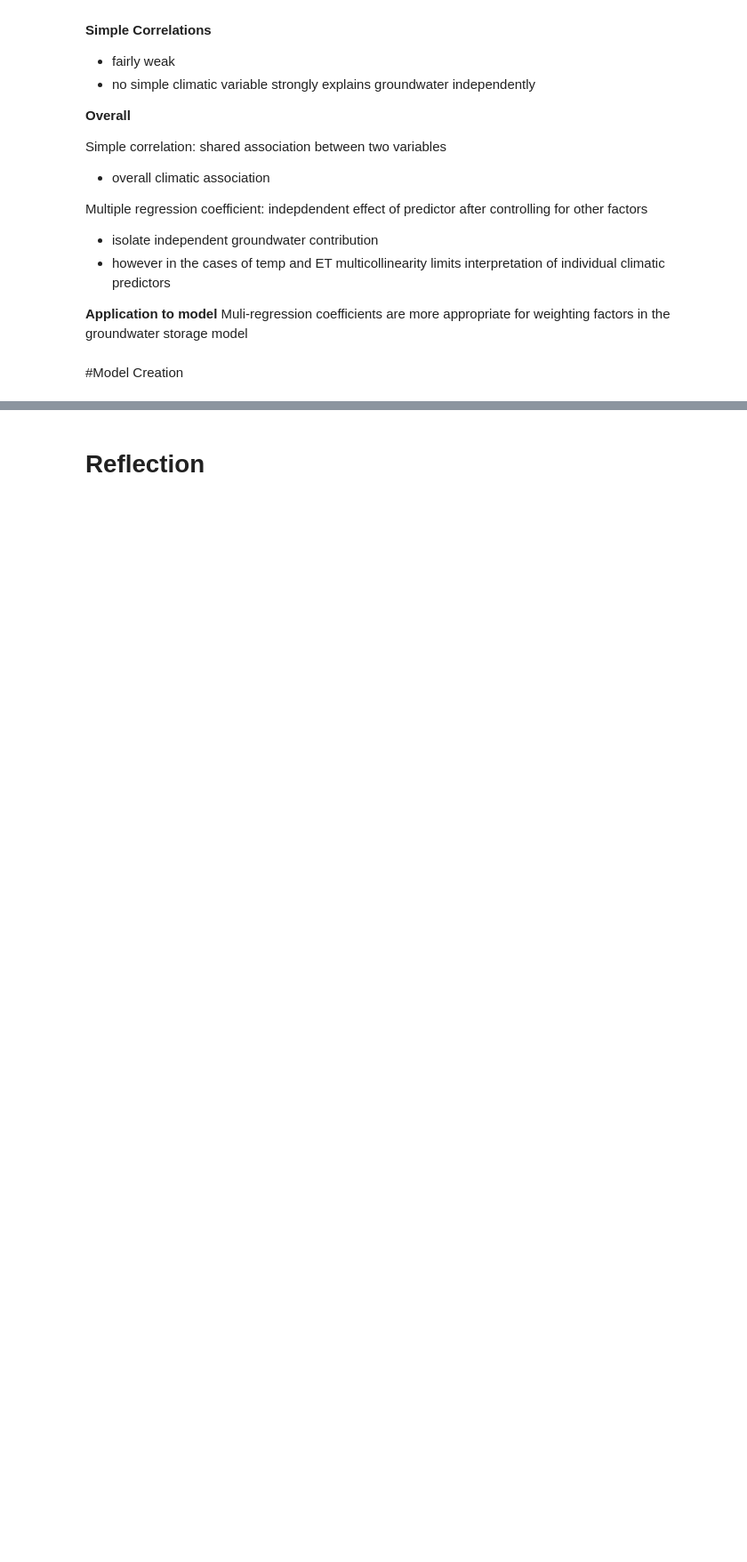
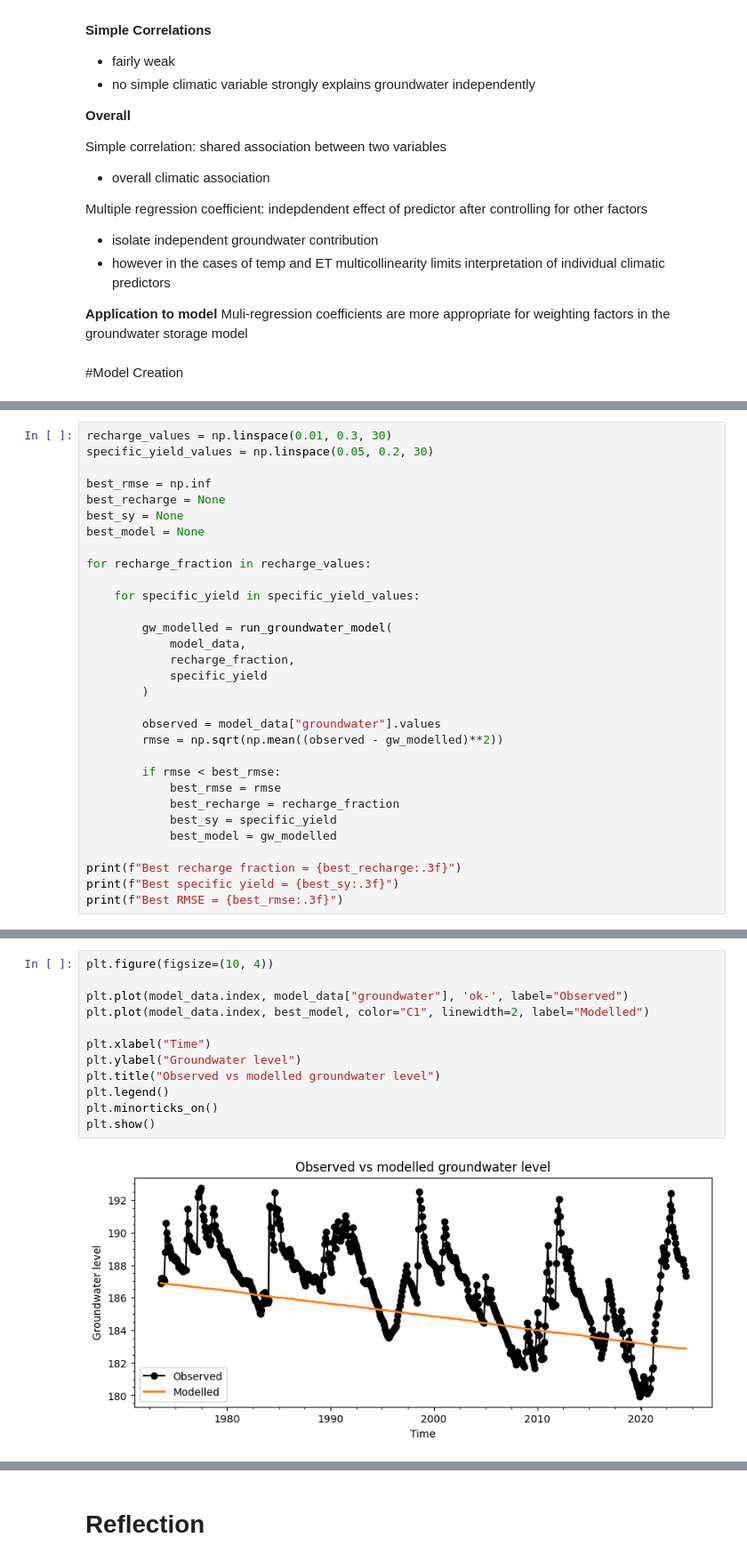
Before and after one commit to Clover130/u8229609-Individual-Project, a Jupyter notebook: EMSC2010_Individual_Project.ipynb, the cells around one changed output, grey strips where cells are left out. Shown at 89% size. Cells and saved outputs as stored; diff of their text form; blank space fills up the shorter version.

```diff
--- a/EMSC2010_Individual_Project.ipynb
+++ b/EMSC2010_Individual_Project.ipynb
@@ -1287,0 +1461,31 @@ Muli-regression coefficients are more appropriate for weighting factors in the g
+# %%
+recharge_values = np.linspace(0.01, 0.3, 30)
+specific_yield_values = np.linspace(0.05, 0.2, 30)
+
+best_rmse = np.inf
+best_recharge = None
+best_sy = None
+best_model = None
+
+for recharge_fraction in recharge_values:
+
+    for specific_yield in specific_yield_values:
+
+        gw_modelled = run_groundwater_model(
+            model_data,
+            recharge_fraction,
+            specific_yield
+        )
+
+        observed = model_data["groundwater"].values
+        rmse = np.sqrt(np.mean((observed - gw_modelled)**2))
+
+        if rmse < best_rmse:
+            best_rmse = rmse
+            best_recharge = recharge_fraction
+            best_sy = specific_yield
+            best_model = gw_modelled
+
+print(f"Best recharge fraction = {best_recharge:.3f}")
+print(f"Best specific yield = {best_sy:.3f}")
+print(f"Best RMSE = {best_rmse:.3f}")
@@ -1287,0 +1498,14 @@ Muli-regression coefficients are more appropriate for weighting factors in the g
+# %%
+plt.figure(figsize=(10, 4))
+
+plt.plot(model_data.index, model_data["groundwater"], 'ok-', label="Observed")
+plt.plot(model_data.index, best_model, color="C1", linewidth=2, label="Modelled")
+
+plt.xlabel("Time")
+plt.ylabel("Groundwater level")
+plt.title("Observed vs modelled groundwater level")
+plt.legend()
+plt.minorticks_on()
+plt.show()
+# %% [output]
+[figure, added]
```
Also changed, not shown: parts of 57 cells of this notebook.
